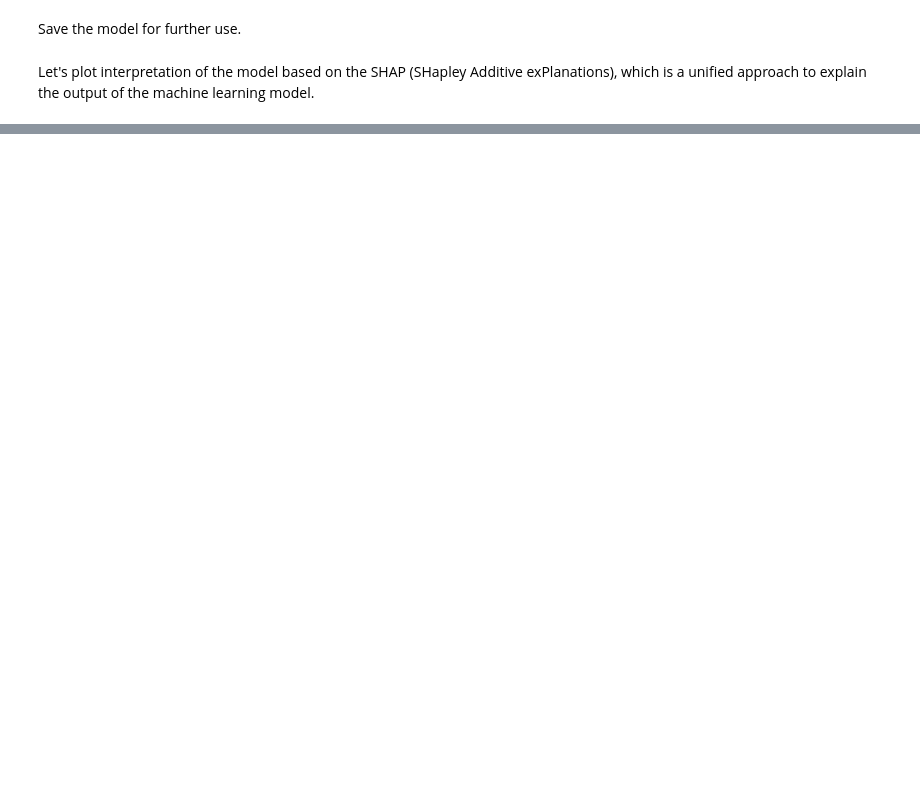
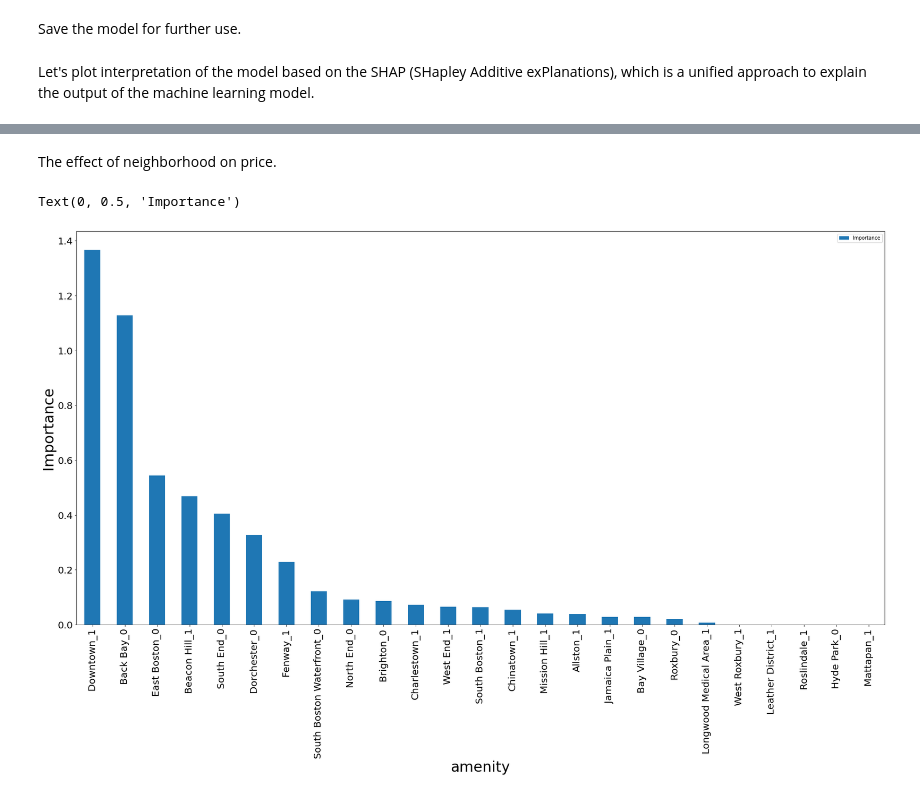
Before and after one commit to Vaibhav3M/AirBnB_Aanalytics, a Jupyter notebook: Analysis/Prediction.ipynb, the cells around one changed output, grey strips where cells are left out. Cells and saved outputs as stored; diff of their text form; code cells hidden in the pictures; blank space fills up the shorter version.

```diff
--- a/Analysis/Prediction.ipynb
+++ b/Analysis/Prediction.ipynb
@@ -9,6 +9,7 @@ import seaborn as sns
 %matplotlib inline
 pd.set_option('max_columns', None)
 # %%
+df_original = pd.read_csv('../Data/boston_listings.csv')
 df = pd.read_csv('../Data/boston_listings_updated.csv')
 df = df.drop(columns=['Unnamed: 0'])
 df.head(2)
@@ -179,0 +222,20 @@ interpret_model(final_model)
+# %% [markdown]
+The effect of neighborhood on price.
+# %%
+neighborhoods = df_original['neighbourhood_cleansed'].unique()
+
+neighborhood_importance = []
+for amenity in neighborhoods:
+    for col in feature_importance_dict.keys():
+        if amenity in col:
+            neighborhood_importance.append((col,feature_importance_dict[col]))
+
+neighborhood_importance.sort(key=lambda tup: tup[1], reverse = True)
+
+pd.DataFrame(neighborhood_importance, columns = ['neighborhood','Importance']).drop_duplicates().set_index('neighborhood').plot(kind='bar', figsize = (30,15))
+plt.xticks(fontsize=20)
+plt.xlabel('amenity', fontsize=30)
+plt.ylabel('Importance', fontsize=30)
+# %% [output]
+Text(0, 0.5, 'Importance')
+[figure, added]
```
Also changed, not shown: parts of 6 cells of this notebook.
